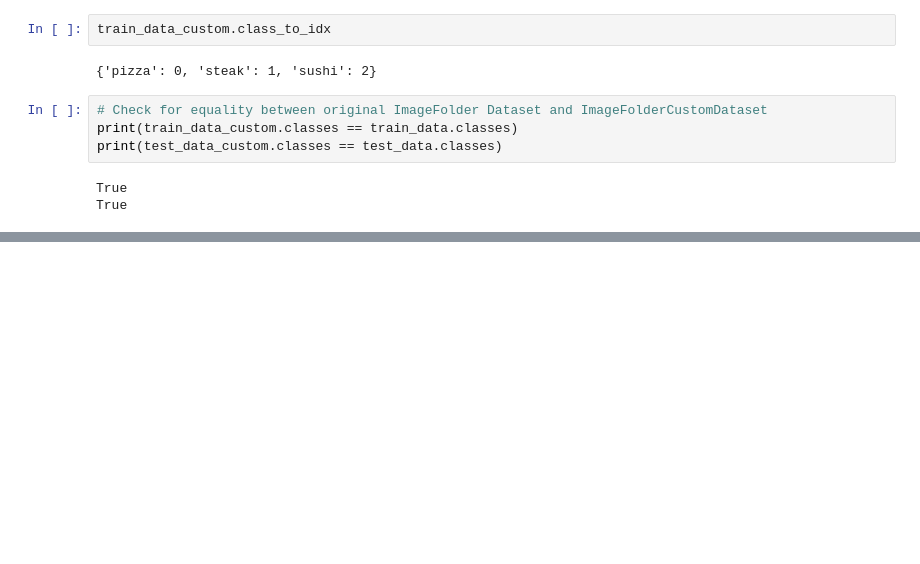
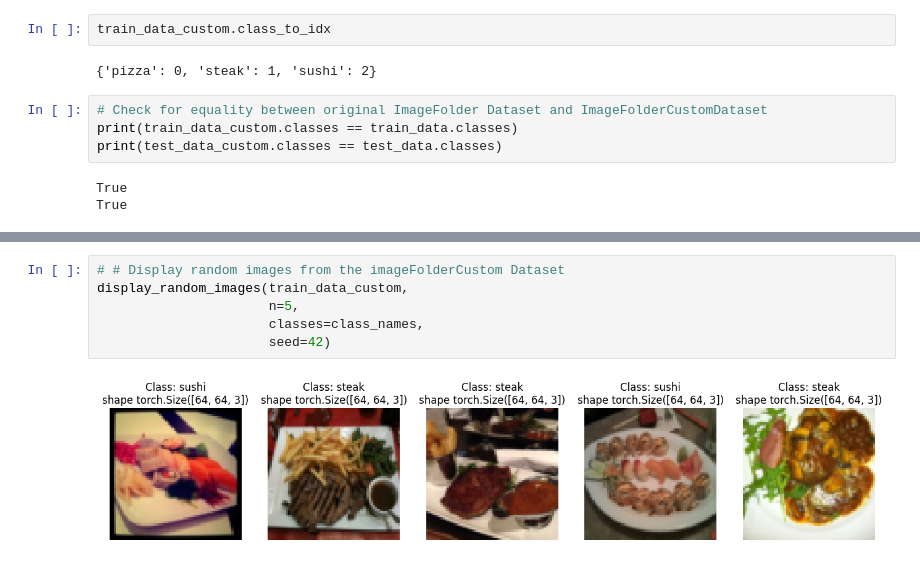
Before and after one commit to prathyushmadhu/Pytorch-essentials, a Jupyter notebook: 04_pytorch_custom_datasets.ipynb, the cells around one changed output, grey strips where cells are left out. Cells and saved outputs as stored; diff of their text form; blank space fills up the shorter version.

```diff
--- a/04_pytorch_custom_datasets.ipynb
+++ b/04_pytorch_custom_datasets.ipynb
@@ -566,0 +624,8 @@ True
+# %%
+# # Display random images from the imageFolderCustom Dataset
+display_random_images(train_data_custom,
+                      n=5,
+                      classes=class_names,
+                      seed=42)
+# %% [output]
+[figure, added]
```
Also changed, not shown: parts of 7 cells of this notebook.
